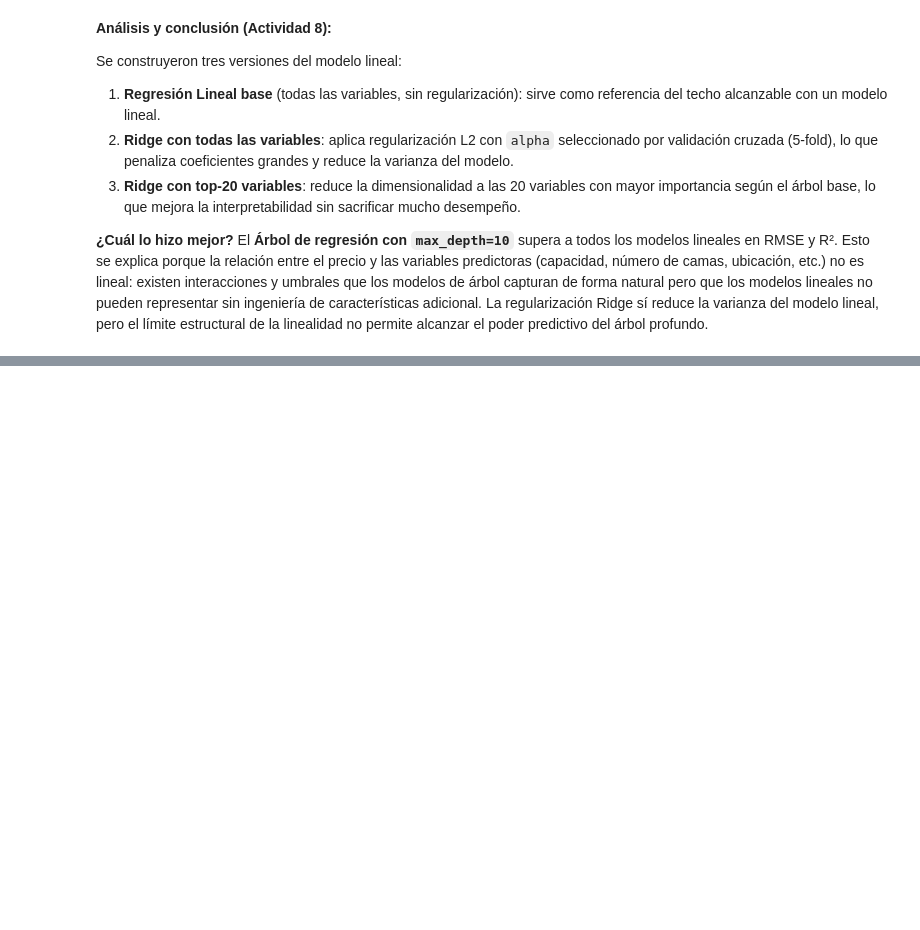
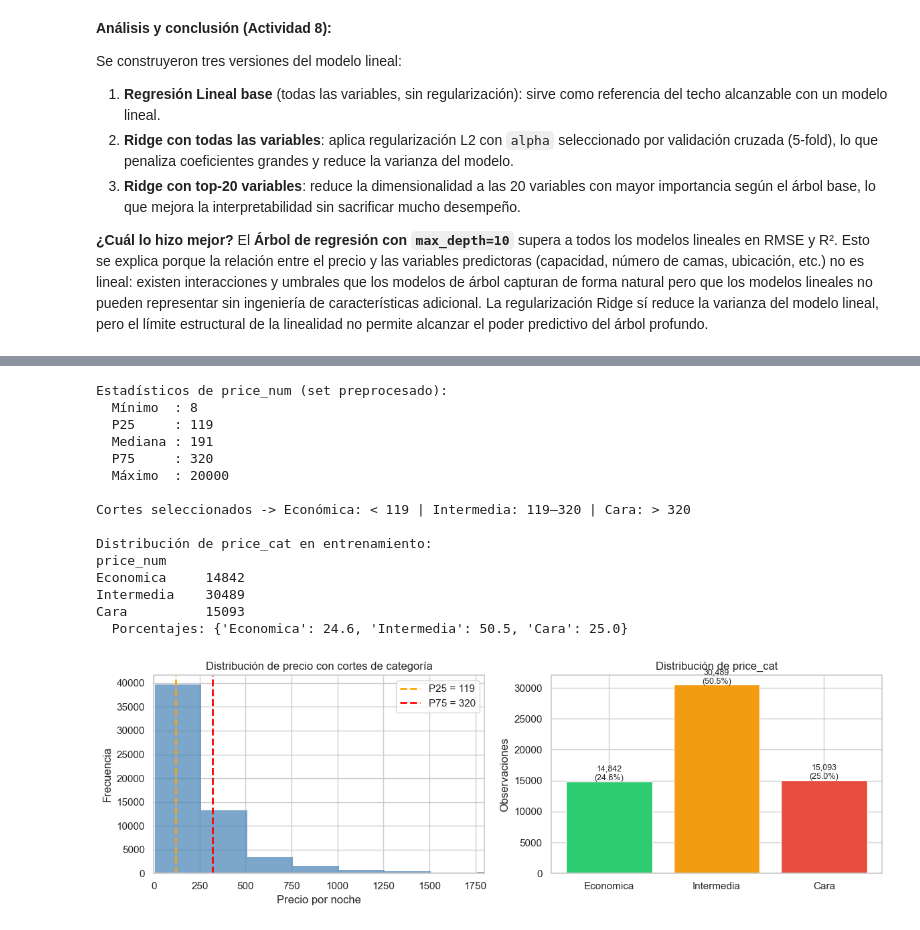
Before and after one commit to diegoanro22/MD-LAB04, a Jupyter notebook: Main.ipynb, the cells around one changed output, grey strips where cells are left out. Drawn from its saved outputs; the diff is of its cells as text; code cells hidden in the pictures; blank space fills up the shorter version.

Commit message:
Actividad 9

```diff
--- a/Main.ipynb
+++ b/Main.ipynb
@@ -722,0 +728,78 @@ Se construyeron tres versiones del modelo lineal:
+# %%
+import matplotlib.pyplot as plt
+import matplotlib.ticker as mticker
+
+# Distribución de price_num en el conjunto preprocesado
+p25 = y.quantile(0.25)
+p75 = y.quantile(0.75)
+
+print("Estadísticos de price_num (set preprocesado):")
+print(f"  Mínimo  : {y.min():.0f}")
+print(f"  P25     : {p25:.0f}")
+print(f"  Mediana : {y.median():.0f}")
+print(f"  P75     : {p75:.0f}")
+print(f"  Máximo  : {y.max():.0f}")
+print(f"\nCortes seleccionados -> Económica: < {p25:.0f} | Intermedia: {p25:.0f}–{p75:.0f} | Cara: > {p75:.0f}")
+
+# Crear la variable categórica sobre el dataframe completo preprocesado
+# X_model y y fueron creados en la Actividad 4 a partir de df_model
+import pandas as pd
+df_cat = X_train.copy()
+df_cat['price_num'] = y_train.values
+
+def categorize_price(p, low, high):
+    if p < low:
+        return 'Economica'
+    elif p <= high:
+        return 'Intermedia'
+    else:
+        return 'Cara'
+
+y_cat_train = y_train.apply(lambda p: categorize_price(p, p25, p75))
+y_cat_test  = y_test.apply(lambda p: categorize_price(p, p25, p75))
+
+dist = y_cat_train.value_counts().reindex(['Economica','Intermedia','Cara'])
+print("\nDistribución de price_cat en entrenamiento:")
+print(dist.to_string())
+print(f"  Porcentajes: {(dist/dist.sum()*100).round(1).to_dict()}")
+
+# Visualización
+fig, axes = plt.subplots(1, 2, figsize=(12, 4))
+
+# Histograma con cortes
+axes[0].hist(y_train, bins=80, color='steelblue', alpha=0.7, edgecolor='none')
+axes[0].axvline(p25, color='orange', lw=2, linestyle='--', label=f'P25 = {p25:.0f}')
+axes[0].axvline(p75, color='red',    lw=2, linestyle='--', label=f'P75 = {p75:.0f}')
+axes[0].set_xlabel('Precio por noche')
+axes[0].set_ylabel('Frecuencia')
+axes[0].set_title('Distribución de precio con cortes de categoría')
+axes[0].legend()
+axes[0].set_xlim(0, y_train.quantile(0.98))
+
+# Barplot de categorías
+colors = ['#2ecc71','#f39c12','#e74c3c']
+axes[1].bar(dist.index, dist.values, color=colors, edgecolor='white')
+for i, (cat, val) in enumerate(dist.items()):
+    axes[1].text(i, val + 200, f'{val:,}\n({val/dist.sum()*100:.1f}%)', ha='center', fontsize=9)
+axes[1].set_title('Distribución de price_cat')
+axes[1].set_ylabel('Observaciones')
+
+plt.tight_layout()
+plt.show()
+# %% [output]
+Estadísticos de price_num (set preprocesado):
+  Mínimo  : 8
+  P25     : 119
+  Mediana : 191
+  P75     : 320
+  Máximo  : 20000
+
+Cortes seleccionados -> Económica: < 119 | Intermedia: 119–320 | Cara: > 320
+
+Distribución de price_cat en entrenamiento:
+price_num
+Economica     14842
+Intermedia    30489
+Cara          15093
+  Porcentajes: {'Economica': 24.6, 'Intermedia': 50.5, 'Cara': 25.0}
+[figure, added]
```
Also changed, not shown: parts of 2 cells of this notebook.
